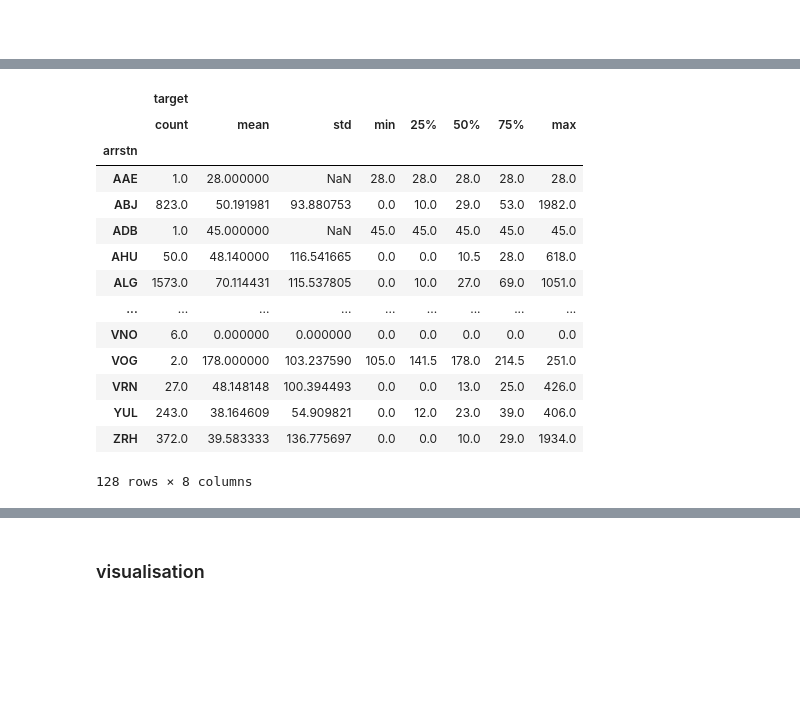
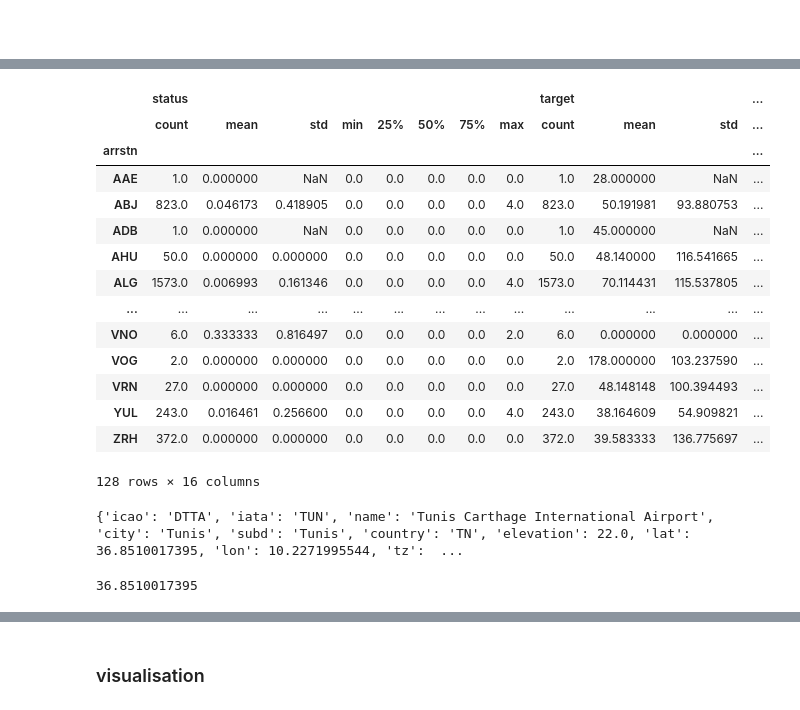
Before and after one commit to edierik/ml_project_flight_delay, a Jupyter notebook: EDA_Modeling_Flight_Delay.ipynb, the cells around one changed output, grey strips where cells are left out. Saved outputs shown, nothing was run; the diff lists cells and outputs as text; code cells hidden in the pictures; blank space fills up the shorter version.

```diff
--- a/EDA_Modeling_Flight_Delay.ipynb
+++ b/EDA_Modeling_Flight_Delay.ipynb
@@ -300,6 +312,6 @@ df[(df.datop == '2016-10-13') & (df.depstn == 'LYS')]
 # %%
 # dropping the 2 least minute target delay rows from the duplications
-df_clean=df.copy()
-df_clean=df_clean.drop(index=[21099 , 26716])
+
+df=df.drop(index=[21099 , 26716])
 # %%
 # 2
@@ -322,5 +334,5 @@ df[(df.datop == '2016-10-13') & (df.depstn == 'TUN') & (df.arrstn == 'TUN')]
 # %%
-df_clean=df_clean.drop(index=[23614])
+df=df.drop(index=[23614])
 # %%
 # 4
 df[(df.datop == '2017-09-01') & (df.depstn == 'TUN') & (df.arrstn == 'TUN')]
@@ -335,5 +347,5 @@ df[(df.datop == '2017-09-01') & (df.depstn == 'TUN') & (df.arrstn == 'TUN')]
 # %%
-df_clean=df_clean.drop(index=[57786])
+df=df.drop(index=[57786])
 # %%
 # 5
 df[(df.datop == '2017-05-27') & (df.depstn == 'MIR') & (df.arrstn == 'MIR')]
@@ -345,2 +357,2 @@ df[(df.datop == '2017-05-27') & (df.depstn == 'MIR') & (df.arrstn == 'MIR')]
 # %%
-df_clean=df_clean.drop(index=[41876])
+df=df.drop(index=[41876])
@@ -390,19 +402,29 @@ df_clean.sort_values(by='target' , ascending=False)
 107828 rows × 10 columns
 # %%
-df_clean.groupby(['arrstn']).describe()
+df.groupby(['arrstn']).describe()
 # %% [output]
-|  | target |  |  |  |  |  |  |  |
-|  | count | mean | std | min | 25% | 50% | 75% | max |
-| arrstn |  |  |  |  |  |  |  |  |
-| AAE | 1.0 | 28.000000 | NaN | 28.0 | 28.0 | 28.0 | 28.0 | 28.0 |
-| ABJ | 823.0 | 50.191981 | 93.880753 | 0.0 | 10.0 | 29.0 | 53.0 | 1982.0 |
-| ADB | 1.0 | 45.000000 | NaN | 45.0 | 45.0 | 45.0 | 45.0 | 45.0 |
-| AHU | 50.0 | 48.140000 | 116.541665 | 0.0 | 0.0 | 10.5 | 28.0 | 618.0 |
-| ALG | 1573.0 | 70.114431 | 115.537805 | 0.0 | 10.0 | 27.0 | 69.0 | 1051.0 |
-| ... | ... | ... | ... | ... | ... | ... | ... | ... |
-| VNO | 6.0 | 0.000000 | 0.000000 | 0.0 | 0.0 | 0.0 | 0.0 | 0.0 |
-| VOG | 2.0 | 178.000000 | 103.237590 | 105.0 | 141.5 | 178.0 | 214.5 | 251.0 |
-| VRN | 27.0 | 48.148148 | 100.394493 | 0.0 | 0.0 | 13.0 | 25.0 | 426.0 |
-| YUL | 243.0 | 38.164609 | 54.909821 | 0.0 | 12.0 | 23.0 | 39.0 | 406.0 |
-| ZRH | 372.0 | 39.583333 | 136.775697 | 0.0 | 0.0 | 10.0 | 29.0 | 1934.0 |
+|  | status |  |  |  |  |  |  |  | target |  |  | ... |
+|  | count | mean | std | min | 25% | 50% | 75% | max | count | mean | std | ... |
+| arrstn |  |  |  |  |  |  |  |  |  |  |  | ... |
+| AAE | 1.0 | 0.000000 | NaN | 0.0 | 0.0 | 0.0 | 0.0 | 0.0 | 1.0 | 28.000000 | NaN | ... |
+| ABJ | 823.0 | 0.046173 | 0.418905 | 0.0 | 0.0 | 0.0 | 0.0 | 4.0 | 823.0 | 50.191981 | 93.880753 | ... |
+| ADB | 1.0 | 0.000000 | NaN | 0.0 | 0.0 | 0.0 | 0.0 | 0.0 | 1.0 | 45.000000 | NaN | ... |
+| AHU | 50.0 | 0.000000 | 0.000000 | 0.0 | 0.0 | 0.0 | 0.0 | 0.0 | 50.0 | 48.140000 | 116.541665 | ... |
+| ALG | 1573.0 | 0.006993 | 0.161346 | 0.0 | 0.0 | 0.0 | 0.0 | 4.0 | 1573.0 | 70.114431 | 115.537805 | ... |
+| ... | ... | ... | ... | ... | ... | ... | ... | ... | ... | ... | ... | ... |
+| VNO | 6.0 | 0.333333 | 0.816497 | 0.0 | 0.0 | 0.0 | 0.0 | 2.0 | 6.0 | 0.000000 | 0.000000 | ... |
+| VOG | 2.0 | 0.000000 | 0.000000 | 0.0 | 0.0 | 0.0 | 0.0 | 0.0 | 2.0 | 178.000000 | 103.237590 | ... |
+| VRN | 27.0 | 0.000000 | 0.000000 | 0.0 | 0.0 | 0.0 | 0.0 | 0.0 | 27.0 | 48.148148 | 100.394493 | ... |
+| YUL | 243.0 | 0.016461 | 0.256600 | 0.0 | 0.0 | 0.0 | 0.0 | 4.0 | 243.0 | 38.164609 | 54.909821 | ... |
+| ZRH | 372.0 | 0.000000 | 0.000000 | 0.0 | 0.0 | 0.0 | 0.0 | 0.0 | 372.0 | 39.583333 | 136.775697 | ... |
-128 rows × 8 columns
+128 rows × 16 columns
+# %%
+# airport data information
+airports = airportsdata.load('IATA')  # key is the IATA location code
+print(airports['TUN'])
+# %% [output]
+{'icao': 'DTTA', 'iata': 'TUN', 'name': 'Tunis Carthage International Airport', 'city': 'Tunis', 'subd': 'Tunis', 'country': 'TN', 'elevation': 22.0, 'lat': 36.8510017395, 'lon': 10.2271995544, 'tz':  ...
+# %%
+airports['TUN']['lat']
+# %% [output]
+36.8510017395
```
Also changed, not shown: parts of 38 cells of this notebook.
